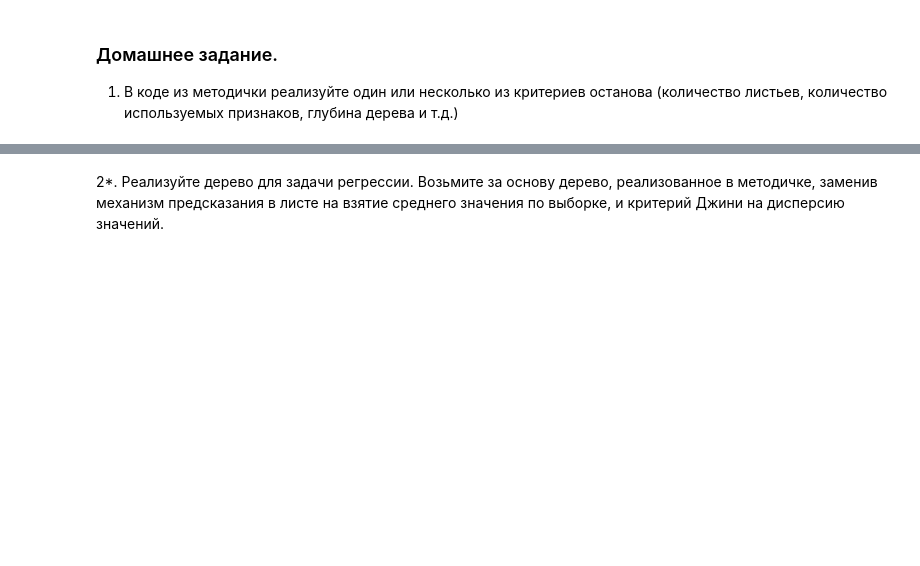
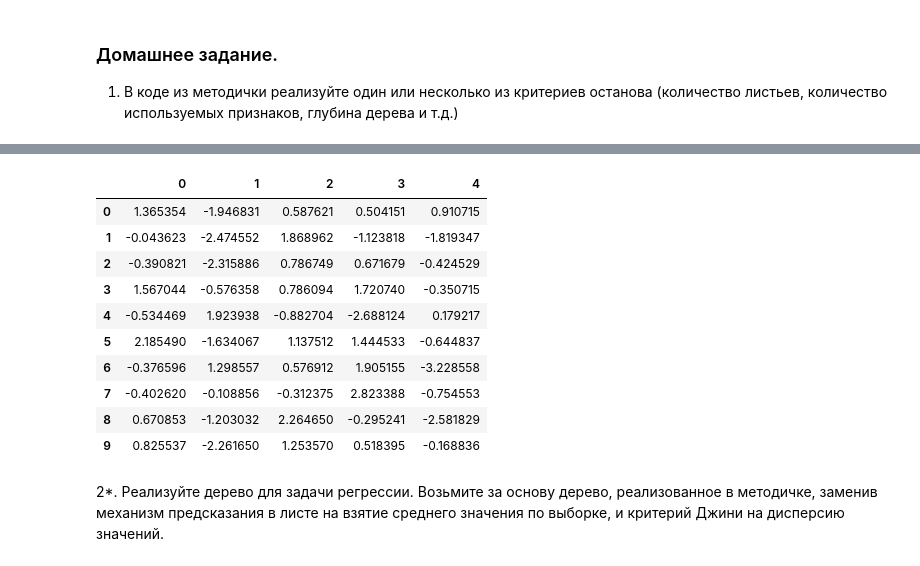
Before and after one commit to aldalinde/Analyzing_algorithms, a Jupyter notebook: hmw_Lesson4.ipynb, the cells around one changed output, grey strips where cells are left out. Drawn from its saved outputs; the diff is of its cells as text; code cells hidden in the pictures; blank space fills up the shorter version.

```diff
--- a/hmw_Lesson4.ipynb
+++ b/hmw_Lesson4.ipynb
@@ -404,3 +421,19 @@ print(accuracy_metric_hmw(test_labels, y_test_pred_2))
+# %%
+data_test = pd.DataFrame(classification_data)
+# %%
+data_test.head(10)
+# %% [output]
+|  | 0 | 1 | 2 | 3 | 4 |
+| 0 | 1.365354 | -1.946831 | 0.587621 | 0.504151 | 0.910715 |
+| 1 | -0.043623 | -2.474552 | 1.868962 | -1.123818 | -1.819347 |
+| 2 | -0.390821 | -2.315886 | 0.786749 | 0.671679 | -0.424529 |
+| 3 | 1.567044 | -0.576358 | 0.786094 | 1.720740 | -0.350715 |
+| 4 | -0.534469 | 1.923938 | -0.882704 | -2.688124 | 0.179217 |
+| 5 | 2.185490 | -1.634067 | 1.137512 | 1.444533 | -0.644837 |
+| 6 | -0.376596 | 1.298557 | 0.576912 | 1.905155 | -3.228558 |
+| 7 | -0.402620 | -0.108856 | -0.312375 | 2.823388 | -0.754553 |
+| 8 | 0.670853 | -1.203032 | 2.264650 | -0.295241 | -2.581829 |
+| 9 | 0.825537 | -2.261650 | 1.253570 | 0.518395 | -0.168836 |
 # %% [markdown]
 
 2*. Реализуйте дерево для задачи регрессии. Возьмите за основу дерево, реализованное в методичке, заменив механизм предсказания в листе на взятие среднего значения по выборке, и критерий Джини на дисперсию значений.
```
Also changed, not shown: parts of 23 cells of this notebook.
